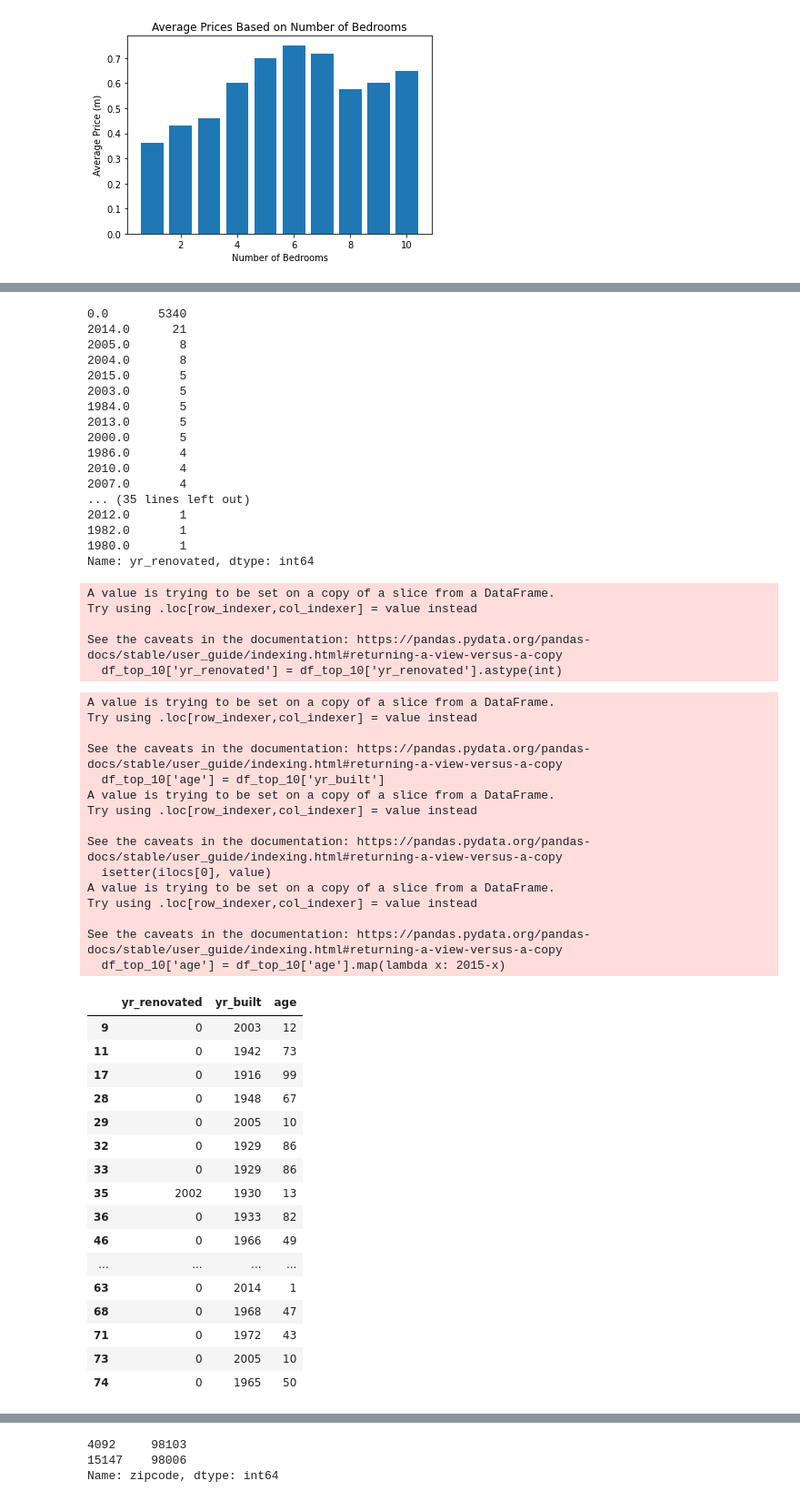
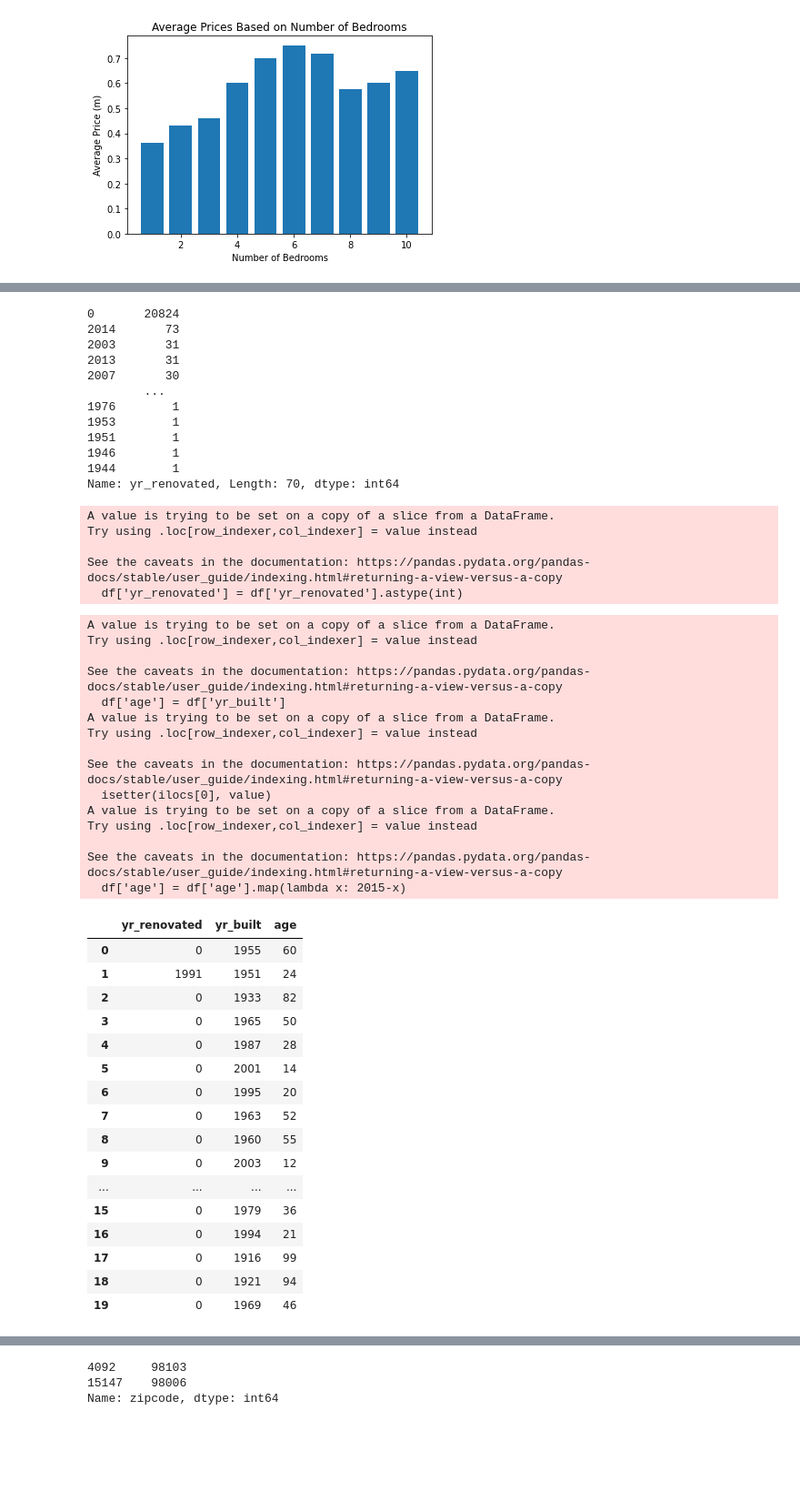
Before and after one commit to epradojr/King-County-House-Sales, a Jupyter notebook: notebooks/fyikar.ipynb, the cells around one changed output, grey strips where cells are left out. Shown at 91% size. Saved outputs shown, nothing was run; the diff lists cells and outputs as text; code cells hidden in the pictures; blank space fills up the shorter version.

```diff
--- a/notebooks/fyikar.ipynb
+++ b/notebooks/fyikar.ipynb
@@ -186,0 +134,3 @@ strong multicollinearity or other numerical problems.
+# %%
+condition_dict = {'Poor':0, 'Fair':1, 'Average':2, 'Good':3, 'Very Good':4}
+df['condition_num'] = df['condition'].map(condition_dict)
@@ -440,5 +400,5 @@ df_top_10.head()
 # %%
-df_top_10['yr_renovated'] = df_top_10['yr_renovated'].map(lambda x: x if (x>0) else 0)
+df['yr_renovated'] = df['yr_renovated'].map(lambda x: x if (x>0) else 0)
 # %% [output]
 A value is trying to be set on a copy of a slice from a DataFrame.
 Try using .loc[row_indexer,col_indexer] = value instead
@@ -448,41 +408,36 @@ See the caveats in the documentation: https://pandas.pydata.org/pandas-docs/stab
 # %%
-df_top_10['yr_renovated'].value_counts()
+df['yr_renovated'].value_counts()
 # %% [output]
-0.0       5340
-2014.0      21
-2005.0       8
-2004.0       8
-2015.0       5
-2003.0       5
-1984.0       5
-2013.0       5
-2000.0       5
-1986.0       4
-2010.0       4
-2007.0       4
-... (35 lines left out)
-2012.0       1
-1982.0       1
-1980.0       1
-Name: yr_renovated, dtype: int64
+0       20824
+2014       73
+2003       31
+2013       31
+2007       30
+        ...
+1976        1
+1953        1
+1951        1
+1946        1
+1944        1
+Name: yr_renovated, Length: 70, dtype: int64
 # %%
-df_top_10['yr_renovated'] = df_top_10['yr_renovated'].astype(int)
+df['yr_renovated'] = df['yr_renovated'].astype(int)
 # %% [output]
 A value is trying to be set on a copy of a slice from a DataFrame.
 Try using .loc[row_indexer,col_indexer] = value instead
 
 See the caveats in the documentation: https://pandas.pydata.org/pandas-docs/stable/user_guide/indexing.html#returning-a-view-versus-a-copy
-  df_top_10['yr_renovated'] = df_top_10['yr_renovated'].astype(int)
+  df['yr_renovated'] = df['yr_renovated'].astype(int)
 # %%
-df_top_10['age'] = df_top_10['yr_built']
-df_top_10.loc[df_top_10['yr_renovated'] != 0, 'age'] = df_top_10['yr_renovated']
-df_top_10['age'] = df_top_10['age'].map(lambda x: 2015-x)
+df['age'] = df['yr_built']
+df.loc[df['yr_renovated'] != 0, 'age'] = df['yr_renovated']
+df['age'] = df['age'].map(lambda x: 2015-x)
 # %% [output]
 A value is trying to be set on a copy of a slice from a DataFrame.
 Try using .loc[row_indexer,col_indexer] = value instead
 
 See the caveats in the documentation: https://pandas.pydata.org/pandas-docs/stable/user_guide/indexing.html#returning-a-view-versus-a-copy
-  df_top_10['age'] = df_top_10['yr_built']
+  df['age'] = df['yr_built']
 A value is trying to be set on a copy of a slice from a DataFrame.
 Try using .loc[row_indexer,col_indexer] = value instead
 
@@ -492,26 +447,26 @@ A value is trying to be set on a copy of a slice from a DataFrame.
 Try using .loc[row_indexer,col_indexer] = value instead
 
 See the caveats in the documentation: https://pandas.pydata.org/pandas-docs/stable/user_guide/indexing.html#returning-a-view-versus-a-copy
-  df_top_10['age'] = df_top_10['age'].map(lambda x: 2015-x)
+  df['age'] = df['age'].map(lambda x: 2015-x)
 # %%
-df_top_10[['yr_renovated','yr_built','age']].head(20)
+df[['yr_renovated','yr_built','age']].head(20)
 # %% [output]
 |  | yr_renovated | yr_built | age |
+| 0 | 0 | 1955 | 60 |
+| 1 | 1991 | 1951 | 24 |
+| 2 | 0 | 1933 | 82 |
+| 3 | 0 | 1965 | 50 |
+| 4 | 0 | 1987 | 28 |
+| 5 | 0 | 2001 | 14 |
+| 6 | 0 | 1995 | 20 |
+| 7 | 0 | 1963 | 52 |
+| 8 | 0 | 1960 | 55 |
 | 9 | 0 | 2003 | 12 |
-| 11 | 0 | 1942 | 73 |
+| ... | ... | ... | ... |
+| 15 | 0 | 1979 | 36 |
+| 16 | 0 | 1994 | 21 |
 | 17 | 0 | 1916 | 99 |
-| 28 | 0 | 1948 | 67 |
-| 29 | 0 | 2005 | 10 |
-| 32 | 0 | 1929 | 86 |
-| 33 | 0 | 1929 | 86 |
-| 35 | 2002 | 1930 | 13 |
-| 36 | 0 | 1933 | 82 |
-| 46 | 0 | 1966 | 49 |
-| ... | ... | ... | ... |
-| 63 | 0 | 2014 | 1 |
-| 68 | 0 | 1968 | 47 |
-| 71 | 0 | 1972 | 43 |
-| 73 | 0 | 2005 | 10 |
-| 74 | 0 | 1965 | 50 |
+| 18 | 0 | 1921 | 94 |
+| 19 | 0 | 1969 | 46 |
 # %%
 yesno = {'YEs':1, 'NO':0}
```
Also changed, not shown: parts of 104 cells of this notebook.
